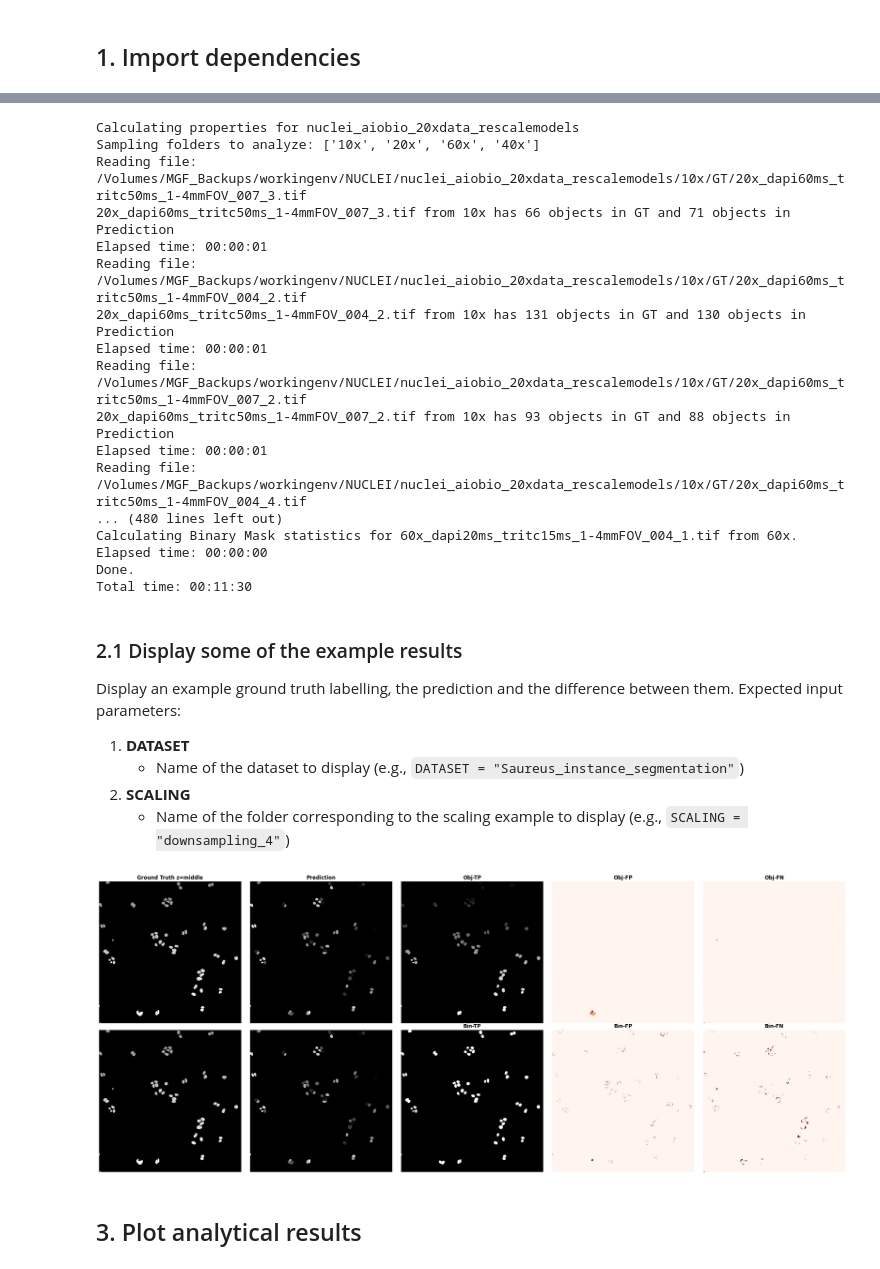
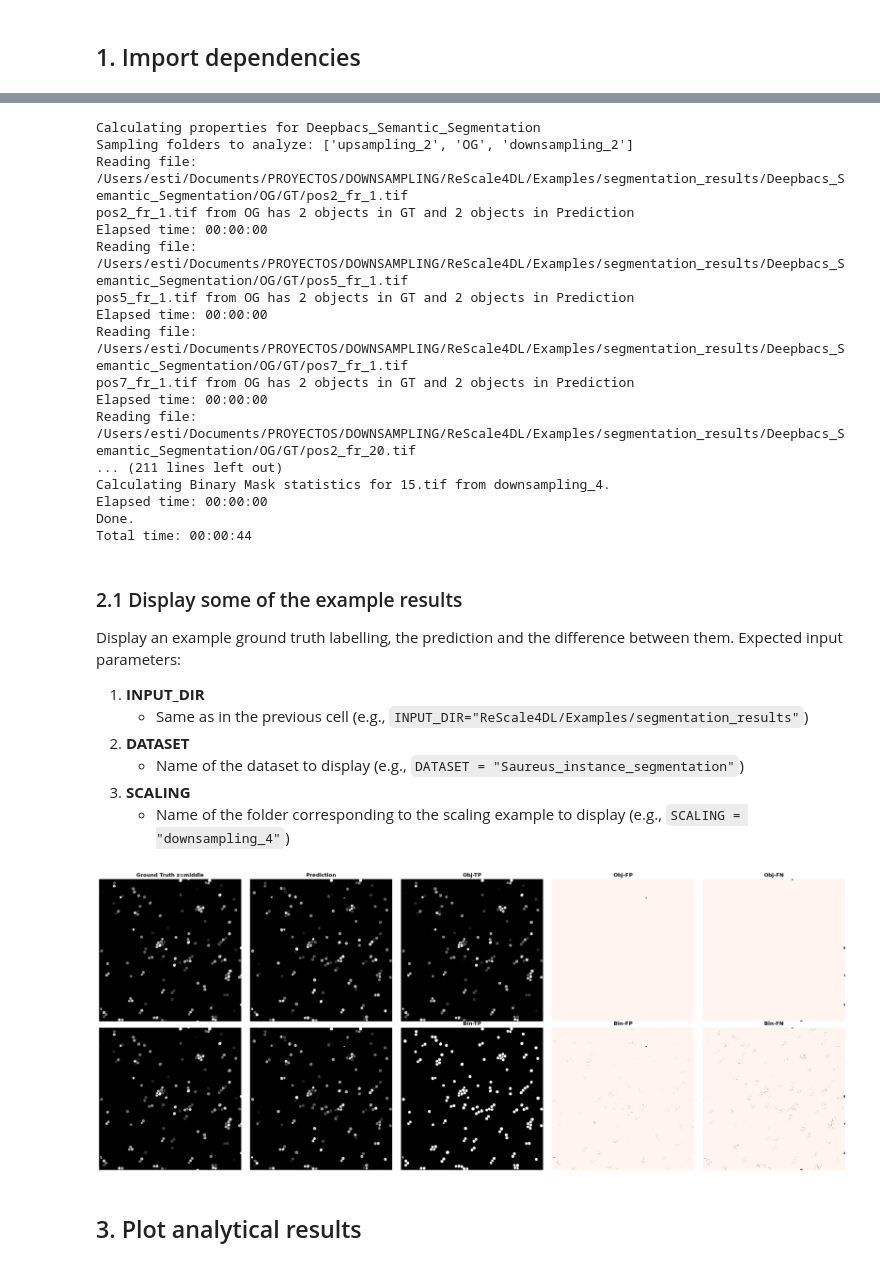
Before and after one commit to HenriquesLab/ReScale4DL, a Jupyter notebook: Notebooks/Evaluate_Segmentation_2D.ipynb, the cells around one changed output, grey strips where cells are left out. Drawn from its saved outputs; the diff is of its cells as text; code cells hidden in the pictures.

```diff
--- a/Notebooks/Evaluate_Segmentation_2D.ipynb
+++ b/Notebooks/Evaluate_Segmentation_2D.ipynb
@@ -39,6 +41,6 @@ This cell will compute analytical measurements for all the datasets and rescalin
 # %%
 # Directory with folders of sampling folders with GT and Prediction folder pairs inside
-INPUT_DIR = "/Volumes/MGF_Backups/workingenv/NUCLEI"
+INPUT_DIR = "/Users/esti/Documents/PROYECTOS/DOWNSAMPLING/ReScale4DL/Examples/segmentation_results/"
 
 # List of sampling folders to be included in the analysis. If None, all folders in the datasets of the input directory will be included.
 # sampling_dir_list = [
@@ -55,43 +57,46 @@ INPUT_DIR = "/Volumes/MGF_Backups/workingenv/NUCLEI"
 # Calculate object properties statistics
 analyse(INPUT_DIR, sampling_dir_list=None)
 # %% [output]
-Calculating properties for nuclei_aiobio_20xdata_rescalemodels
-Sampling folders to analyze: ['10x', '20x', '60x', '40x']
-Reading file: /Volumes/MGF_Backups/workingenv/NUCLEI/nuclei_aiobio_20xdata_rescalemodels/10x/GT/20x_dapi60ms_tritc50ms_1-4mmFOV_007_3.tif
-20x_dapi60ms_tritc50ms_1-4mmFOV_007_3.tif from 10x has 66 objects in GT and 71 objects in Prediction
-Elapsed time: 00:00:01
-Reading file: /Volumes/MGF_Backups/workingenv/NUCLEI/nuclei_aiobio_20xdata_rescalemodels/10x/GT/20x_dapi60ms_tritc50ms_1-4mmFOV_004_2.tif
-20x_dapi60ms_tritc50ms_1-4mmFOV_004_2.tif from 10x has 131 objects in GT and 130 objects in Prediction
-Elapsed time: 00:00:01
-Reading file: /Volumes/MGF_Backups/workingenv/NUCLEI/nuclei_aiobio_20xdata_rescalemodels/10x/GT/20x_dapi60ms_tritc50ms_1-4mmFOV_007_2.tif
-20x_dapi60ms_tritc50ms_1-4mmFOV_007_2.tif from 10x has 93 objects in GT and 88 objects in Prediction
-Elapsed time: 00:00:01
-Reading file: /Volumes/MGF_Backups/workingenv/NUCLEI/nuclei_aiobio_20xdata_rescalemodels/10x/GT/20x_dapi60ms_tritc50ms_1-4mmFOV_004_4.tif
-... (480 lines left out)
-Calculating Binary Mask statistics for 60x_dapi20ms_tritc15ms_1-4mmFOV_004_1.tif from 60x.
+Calculating properties for Deepbacs_Semantic_Segmentation
+Sampling folders to analyze: ['upsampling_2', 'OG', 'downsampling_2']
+Reading file: /Users/esti/Documents/PROYECTOS/DOWNSAMPLING/ReScale4DL/Examples/segmentation_results/Deepbacs_Semantic_Segmentation/OG/GT/pos2_fr_1.tif
+pos2_fr_1.tif from OG has 2 objects in GT and 2 objects in Prediction
+Elapsed time: 00:00:00
+Reading file: /Users/esti/Documents/PROYECTOS/DOWNSAMPLING/ReScale4DL/Examples/segmentation_results/Deepbacs_Semantic_Segmentation/OG/GT/pos5_fr_1.tif
+pos5_fr_1.tif from OG has 2 objects in GT and 2 objects in Prediction
+Elapsed time: 00:00:00
+Reading file: /Users/esti/Documents/PROYECTOS/DOWNSAMPLING/ReScale4DL/Examples/segmentation_results/Deepbacs_Semantic_Segmentation/OG/GT/pos7_fr_1.tif
+pos7_fr_1.tif from OG has 2 objects in GT and 2 objects in Prediction
+Elapsed time: 00:00:00
+Reading file: /Users/esti/Documents/PROYECTOS/DOWNSAMPLING/ReScale4DL/Examples/segmentation_results/Deepbacs_Semantic_Segmentation/OG/GT/pos2_fr_20.tif
+... (211 lines left out)
+Calculating Binary Mask statistics for 15.tif from downsampling_4.
 Elapsed time: 00:00:00
 Done.
-Total time: 00:11:30
+Total time: 00:00:44
 # %% [markdown]
 ### 2.1 Display some of the example results
 Display an example ground truth labelling, the prediction and the difference between them. Expected input parameters:
-1. **DATASET**
+1. **INPUT_DIR**
+   - Same as in the previous cell (e.g., `INPUT_DIR="ReScale4DL/Examples/segmentation_results"`)
+2. **DATASET**
    - Name of the dataset to display (e.g., `DATASET = "Saureus_instance_segmentation"`)
-2. **SCALING**
+3. **SCALING**
    - Name of the folder corresponding to the scaling example to display (e.g., `SCALING = "downsampling_4"`)
 # %%
-DATASET = "nuclei_aiobio_grid1"
-SCALING = "60x"
+INPUT_DIR = "/Users/esti/Documents/PROYECTOS/DOWNSAMPLING/ReScale4DL/Examples/segmentation_results"
+DATASET = "Saureus_instance_segmentation"
+SCALING = "downsampling_4"
 
 # Usage (same as before):
 plot_segmentation_example(
     input_dir=INPUT_DIR,
     dataset=DATASET,
     scaling=SCALING,
     slice_axis=0,
 )
 # %% [output]
-[figure, old version]
+[figure, new version]
 # %% [markdown]
 ## 3. Plot analytical results
 # %% [markdown]
```
Also changed, not shown: parts of 9 cells of this notebook, 2 other files.
